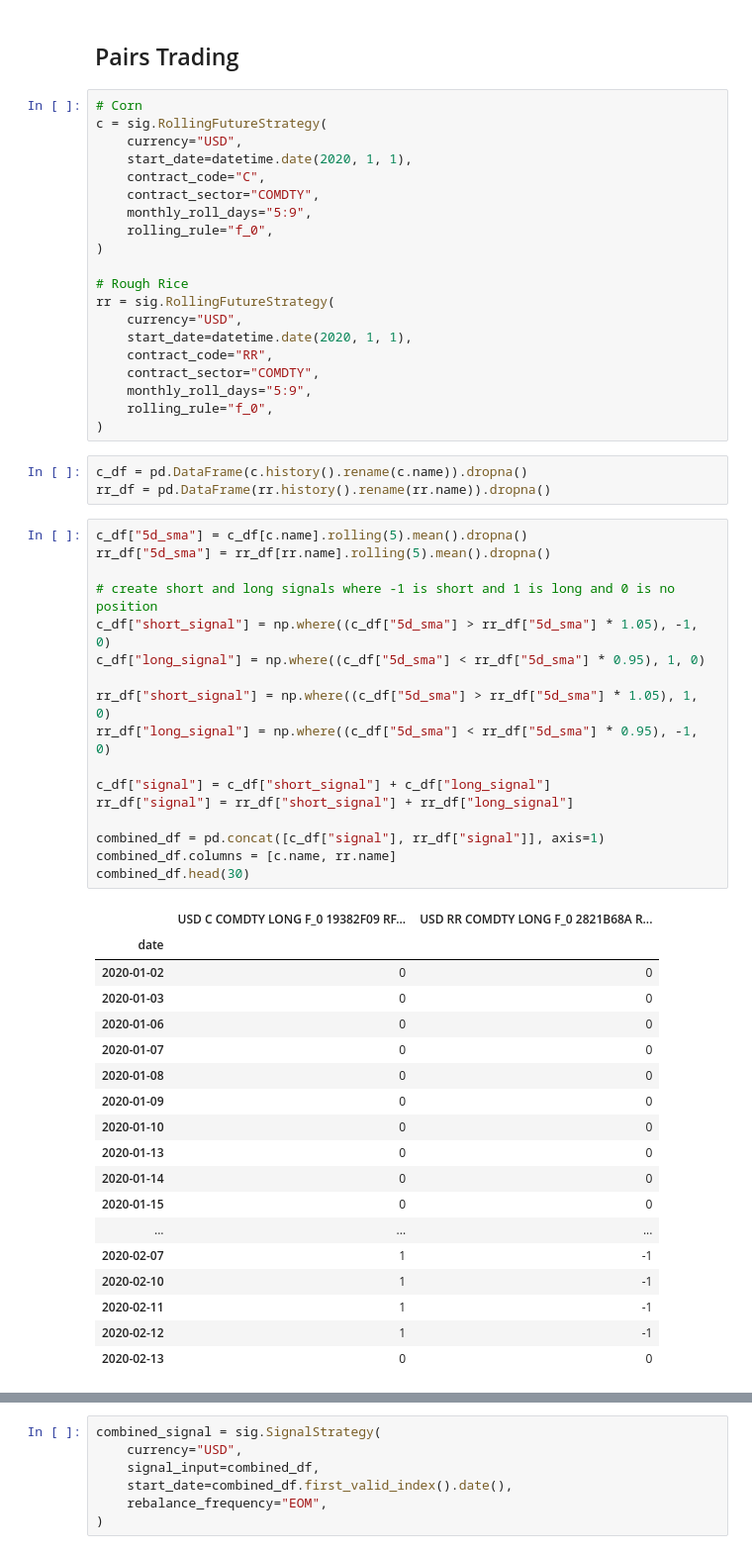
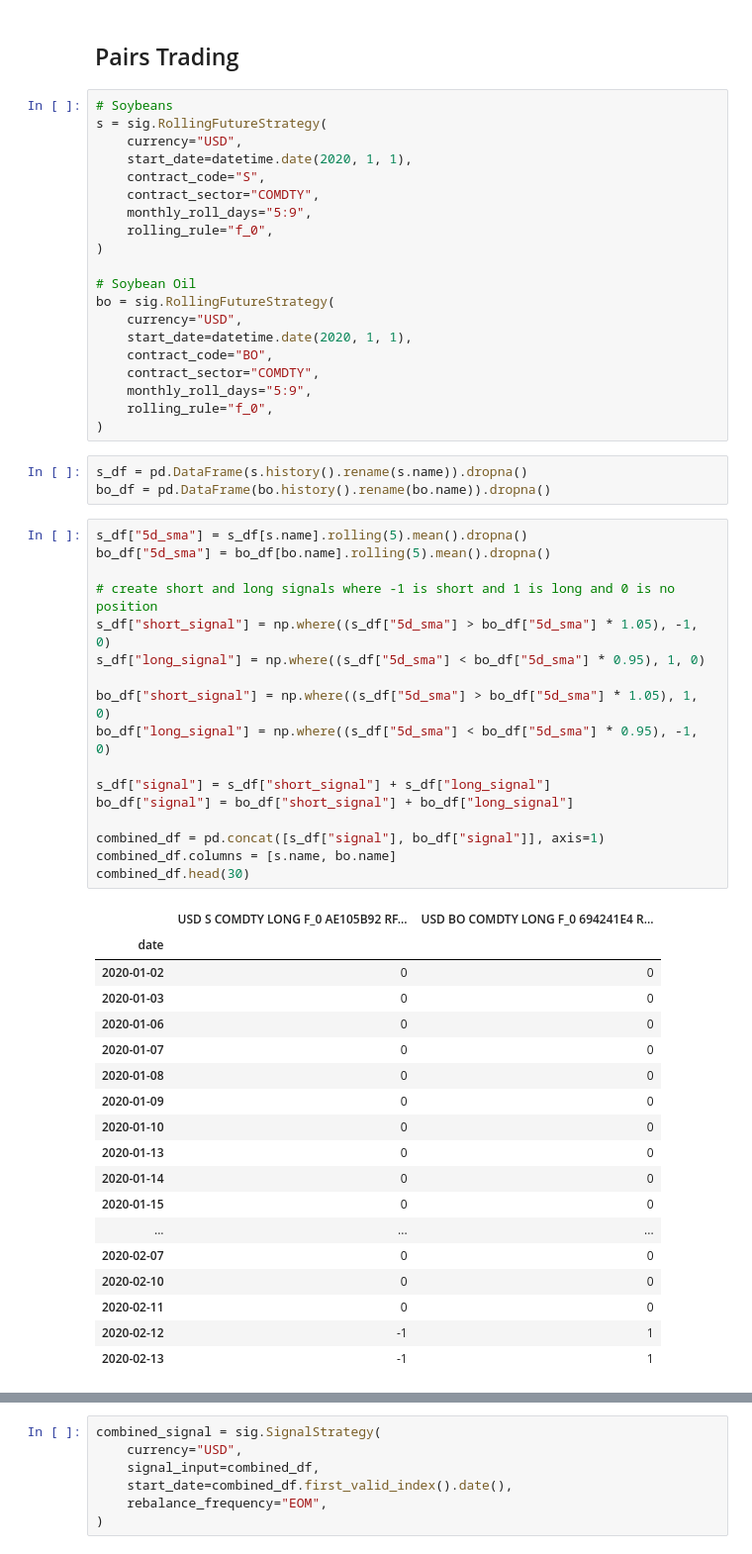
Before and after one commit to AlgoTrading101/SigTech-API-AlgoTrading101, a Jupyter notebook: sigtech_api.ipynb, the cells around one changed output, grey strips where cells are left out. Shown at 99% size. Cells and saved outputs as stored; diff of their text form.

```diff
--- a/sigtech_api.ipynb
+++ b/sigtech_api.ipynb
@@ -72,47 +242,47 @@ pf.create_full_tear_sheet(g_cross_returns)
 # %% [markdown]
 ## Pairs Trading
 # %%
-# Corn
-c = sig.RollingFutureStrategy(
+# Soybeans
+s = sig.RollingFutureStrategy(
     currency="USD",
     start_date=datetime.date(2020, 1, 1),
-    contract_code="C",
+    contract_code="S",
     contract_sector="COMDTY",
     monthly_roll_days="5:9",
     rolling_rule="f_0",
 )
 
-# Rough Rice
-rr = sig.RollingFutureStrategy(
+# Soybean Oil
+bo = sig.RollingFutureStrategy(
     currency="USD",
     start_date=datetime.date(2020, 1, 1),
-    contract_code="RR",
+    contract_code="BO",
     contract_sector="COMDTY",
     monthly_roll_days="5:9",
     rolling_rule="f_0",
 )
 # %%
-c_df = pd.DataFrame(c.history().rename(c.name)).dropna()
-rr_df = pd.DataFrame(rr.history().rename(rr.name)).dropna()
+s_df = pd.DataFrame(s.history().rename(s.name)).dropna()
+bo_df = pd.DataFrame(bo.history().rename(bo.name)).dropna()
 # %%
-c_df["5d_sma"] = c_df[c.name].rolling(5).mean().dropna()
-rr_df["5d_sma"] = rr_df[rr.name].rolling(5).mean().dropna()
+s_df["5d_sma"] = s_df[s.name].rolling(5).mean().dropna()
+bo_df["5d_sma"] = bo_df[bo.name].rolling(5).mean().dropna()
 
 # create short and long signals where -1 is short and 1 is long and 0 is no position
-c_df["short_signal"] = np.where((c_df["5d_sma"] > rr_df["5d_sma"] * 1.05), -1, 0)
-c_df["long_signal"] = np.where((c_df["5d_sma"] < rr_df["5d_sma"] * 0.95), 1, 0)
+s_df["short_signal"] = np.where((s_df["5d_sma"] > bo_df["5d_sma"] * 1.05), -1, 0)
+s_df["long_signal"] = np.where((s_df["5d_sma"] < bo_df["5d_sma"] * 0.95), 1, 0)
 
-rr_df["short_signal"] = np.where((c_df["5d_sma"] > rr_df["5d_sma"] * 1.05), 1, 0)
-rr_df["long_signal"] = np.where((c_df["5d_sma"] < rr_df["5d_sma"] * 0.95), -1, 0)
+bo_df["short_signal"] = np.where((s_df["5d_sma"] > bo_df["5d_sma"] * 1.05), 1, 0)
+bo_df["long_signal"] = np.where((s_df["5d_sma"] < bo_df["5d_sma"] * 0.95), -1, 0)
 
-c_df["signal"] = c_df["short_signal"] + c_df["long_signal"]
-rr_df["signal"] = rr_df["short_signal"] + rr_df["long_signal"]
+s_df["signal"] = s_df["short_signal"] + s_df["long_signal"]
+bo_df["signal"] = bo_df["short_signal"] + bo_df["long_signal"]
 
-combined_df = pd.concat([c_df["signal"], rr_df["signal"]], axis=1)
-combined_df.columns = [c.name, rr.name]
+combined_df = pd.concat([s_df["signal"], bo_df["signal"]], axis=1)
+combined_df.columns = [s.name, bo.name]
 combined_df.head(30)
 # %% [output]
-|  | USD C COMDTY LONG F_0 19382F09 RF... | USD RR COMDTY LONG F_0 2821B68A R... |
+|  | USD S COMDTY LONG F_0 AE105B92 RF... | USD BO COMDTY LONG F_0 694241E4 R... |
 | date |  |  |
 | 2020-01-02 | 0 | 0 |
 | 2020-01-03 | 0 | 0 |
@@ -125,11 +295,11 @@ combined_df.head(30)
 | 2020-01-14 | 0 | 0 |
 | 2020-01-15 | 0 | 0 |
 | ... | ... | ... |
-| 2020-02-07 | 1 | -1 |
-| 2020-02-10 | 1 | -1 |
-| 2020-02-11 | 1 | -1 |
-| 2020-02-12 | 1 | -1 |
-| 2020-02-13 | 0 | 0 |
+| 2020-02-07 | 0 | 0 |
+| 2020-02-10 | 0 | 0 |
+| 2020-02-11 | 0 | 0 |
+| 2020-02-12 | -1 | 1 |
+| 2020-02-13 | -1 | 1 |
 # %%
 combined_df.plot(figsize=(20, 10))
 # %% [output]
```
Also changed, not shown: parts of 16 cells of this notebook.
